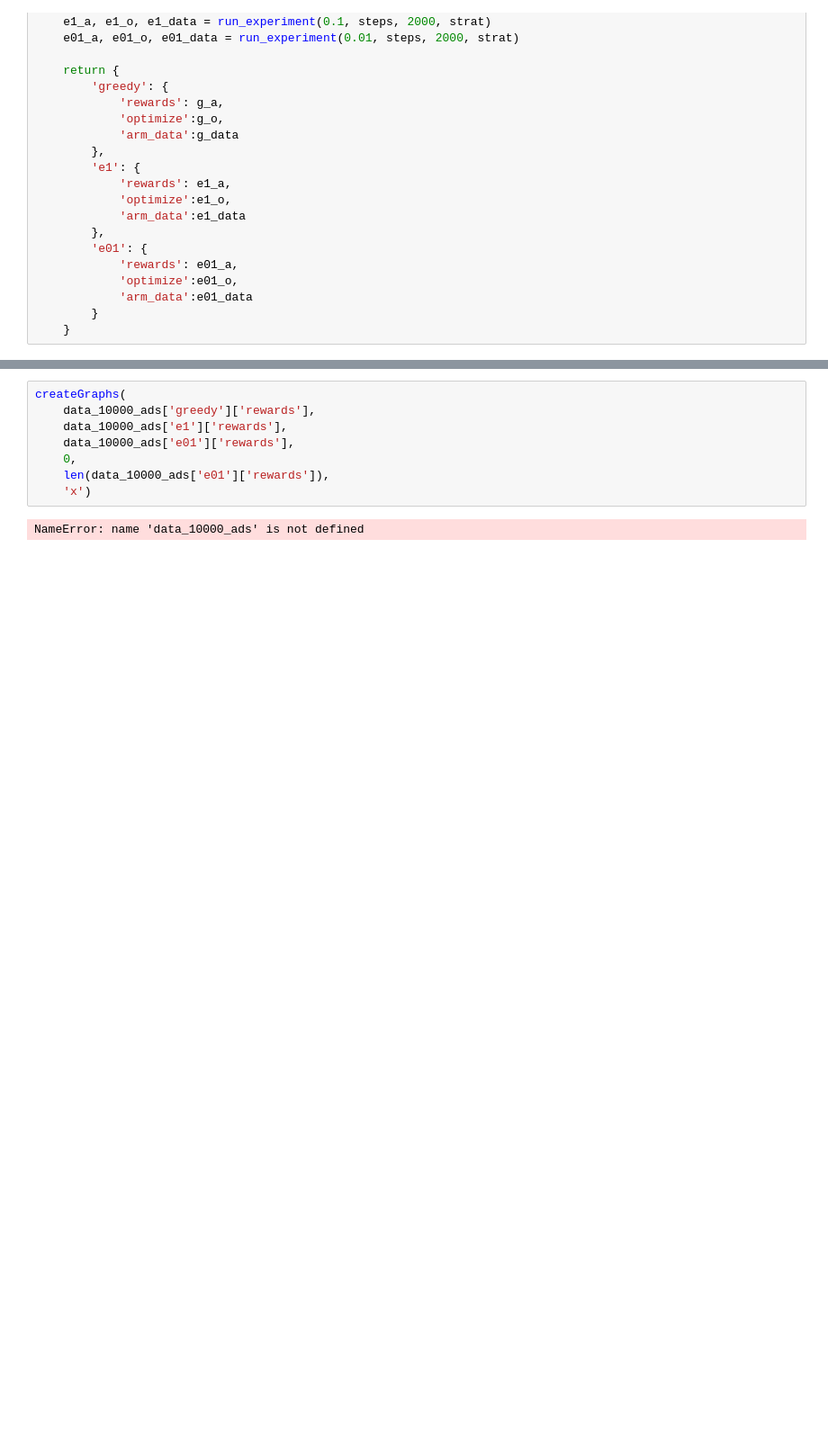
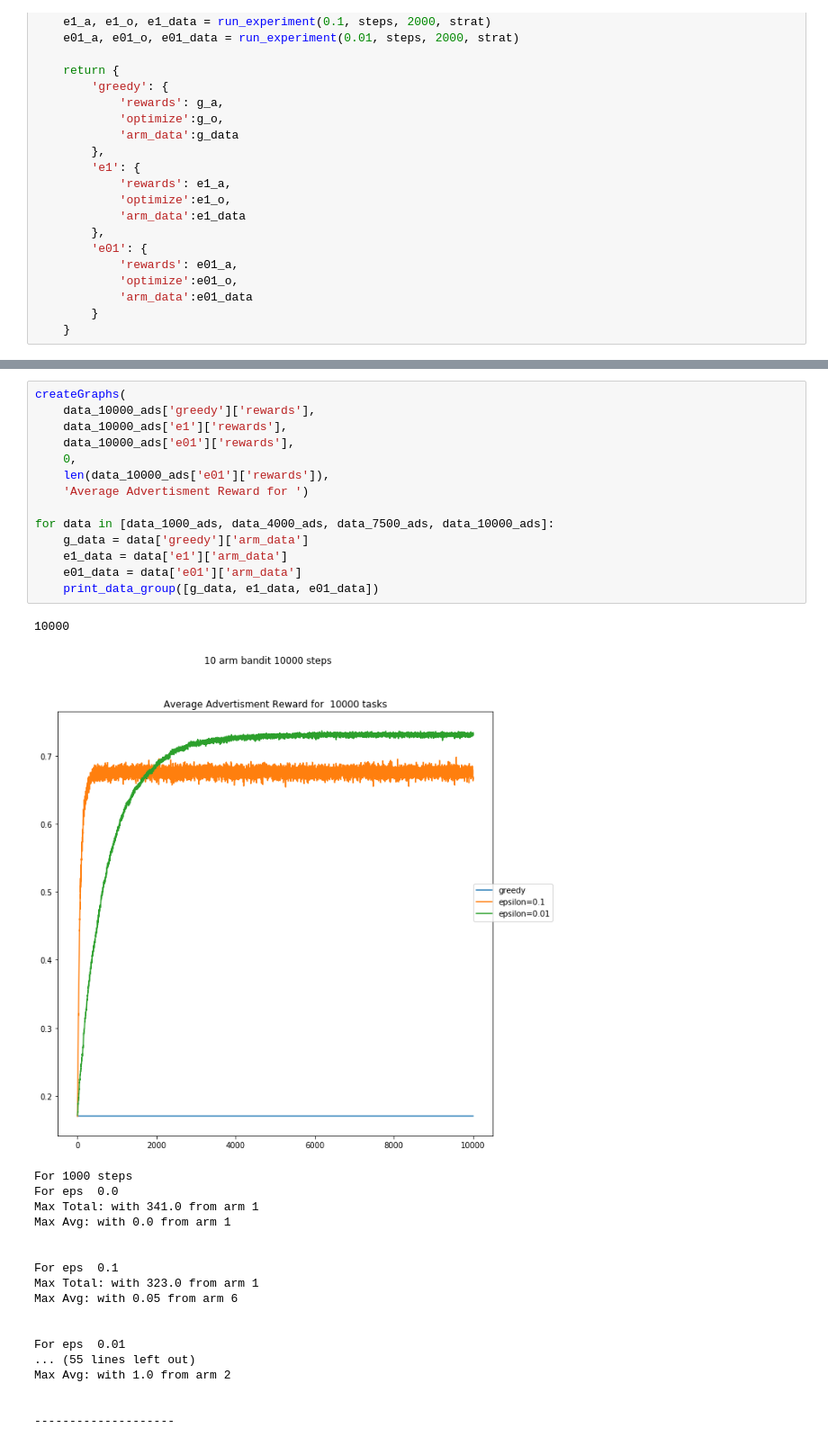
Before and after one commit to tsgreenberg1217/MultiArmBandits, a Jupyter notebook: MultiArm_Bandit_Final.ipynb, the cells around one changed output, grey strips where cells are left out. Shown: that part at 90% size. Saved outputs shown, nothing was run; the diff lists cells and outputs as text; blank space fills up the shorter version.

```diff
--- a/MultiArm_Bandit_Final.ipynb
+++ b/MultiArm_Bandit_Final.ipynb
@@ -219,10 +230,34 @@ KeyboardInterrupt:
 # %%
 createGraphs(
     data_10000_ads['greedy']['rewards'],
     data_10000_ads['e1']['rewards'],
     data_10000_ads['e01']['rewards'],
     0,
     len(data_10000_ads['e01']['rewards']),
-    'x')
+    'Average Advertisment Reward for ')
+
+for data in [data_1000_ads, data_4000_ads, data_7500_ads, data_10000_ads]:
+    g_data = data['greedy']['arm_data']
+    e1_data = data['e1']['arm_data']
+    e01_data = data['e01']['arm_data']
+    print_data_group([g_data, e1_data, e01_data])
 # %% [output]
-NameError: name 'data_10000_ads' is not defined
+10000
+[figure, added]
+For 1000 steps
+For eps  0.0
+Max Total: with 341.0 from arm 1
+Max Avg: with 0.0 from arm 1
+
+
+For eps  0.1
+Max Total: with 323.0 from arm 1
+Max Avg: with 0.05 from arm 6
+
+
+For eps  0.01
+... (55 lines left out)
+Max Avg: with 1.0 from arm 2
+
+
+--------------------
```
Also changed, not shown: parts of 4 cells of this notebook.
